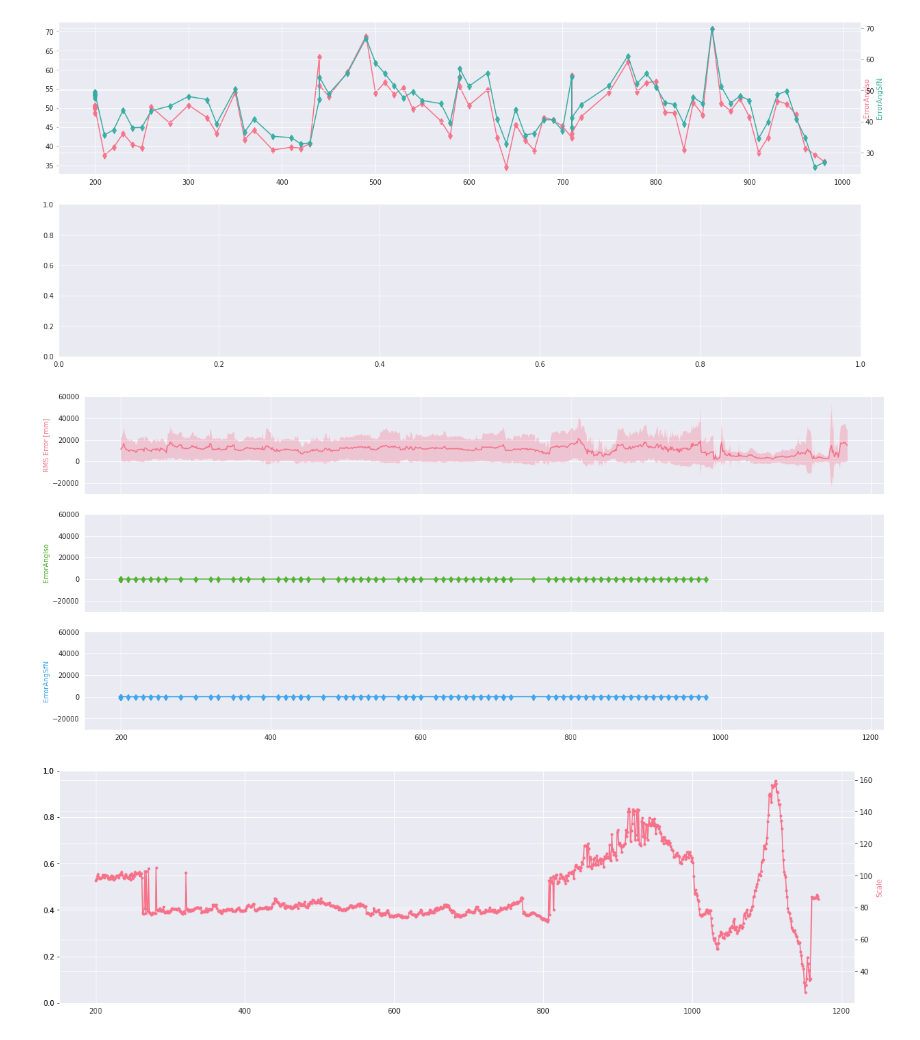
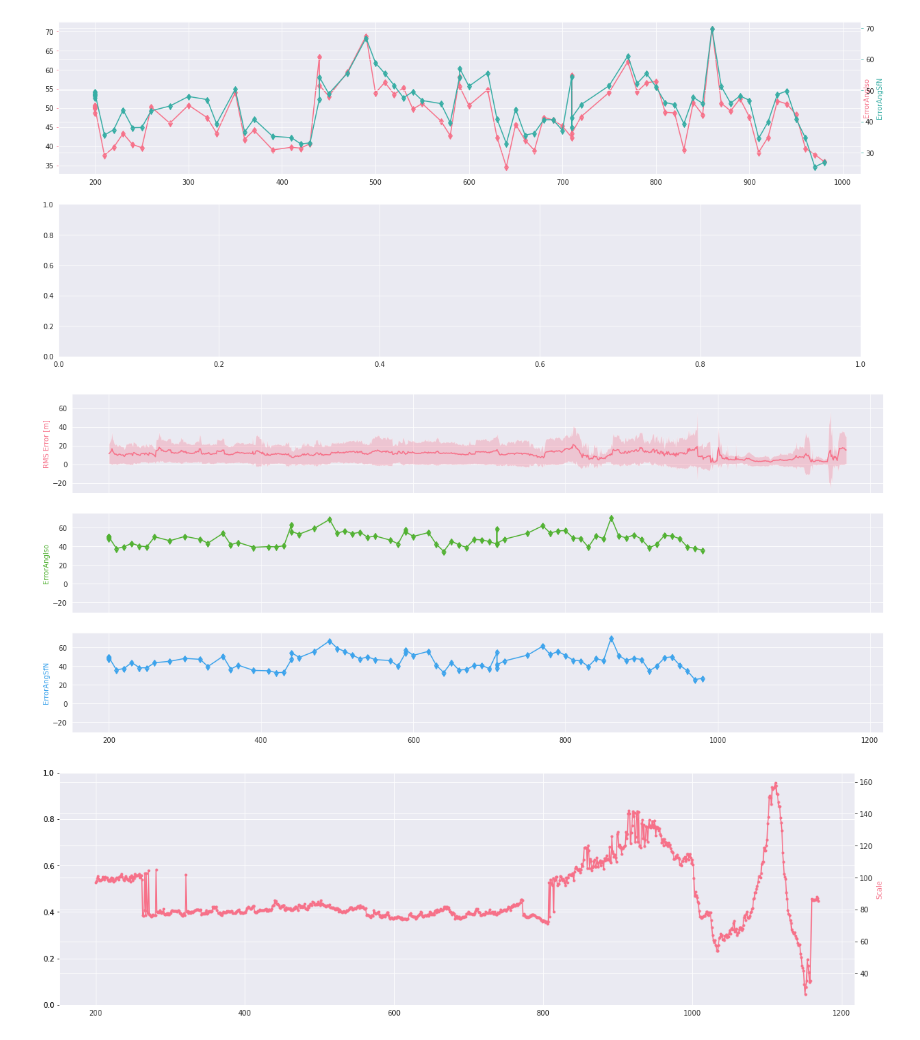
Before and after one commit to UZ-SLAMLab/DefSLAM, a Jupyter notebook: scripts/plotting.ipynb, the cells around one changed output. Cells and saved outputs as stored; diff of their text form; code cells hidden in the pictures.

Commit message:
nesting iteration params.plotting one iteration

```diff
--- a/scripts/plotting.ipynb
+++ b/scripts/plotting.ipynb
@@ -257,7 +287,7 @@ evaluation.plot_error2(['ErrorAngIso','ErrorAngSfN'])
 # %% [output]
 [figure]
 # %%
-evaluation.plot_error_separated(error_str)
+evaluation.plot_iteration_error_separated(0,error_str)
 # %% [output]
-[figure, old version]
+[figure, new version]
 # %%
```
Also changed, not shown: parts of 7 cells of this notebook.
